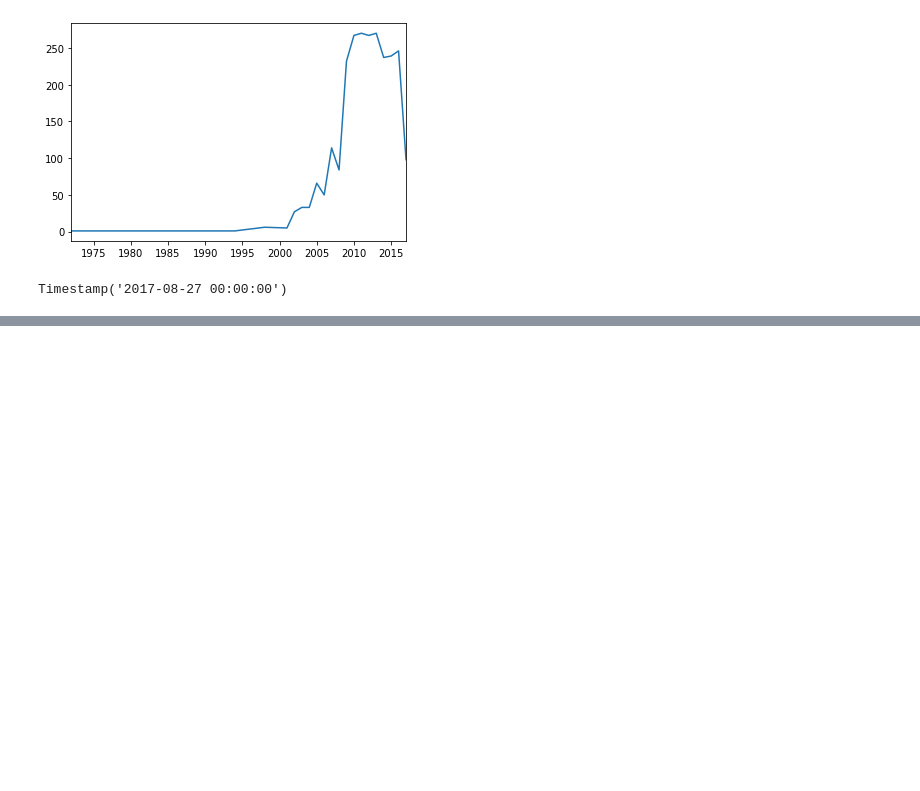
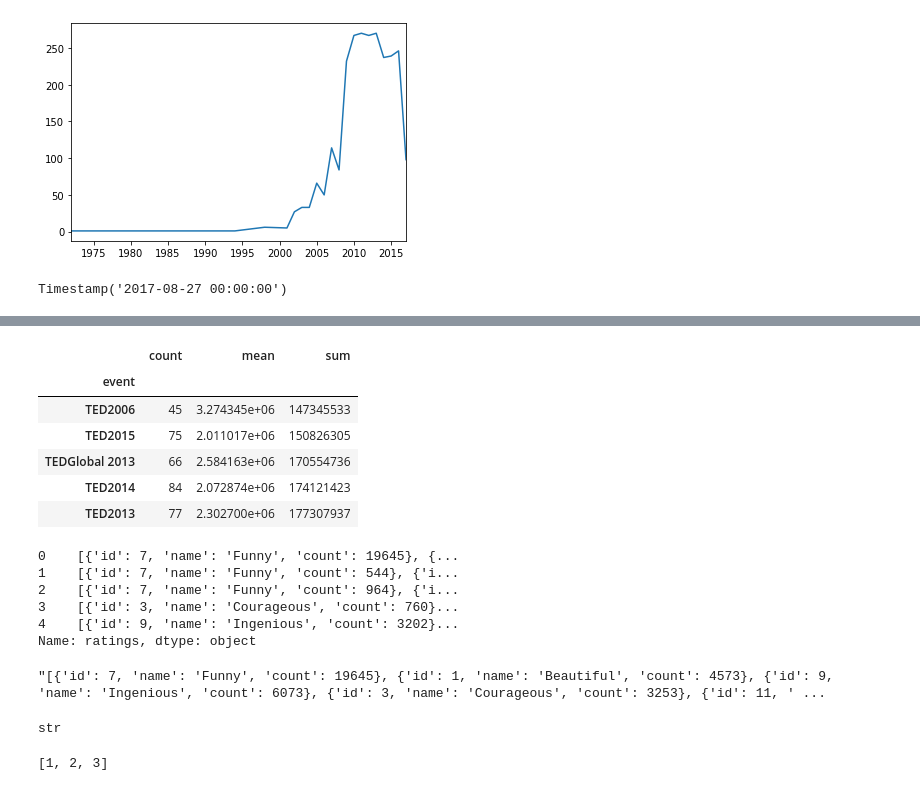
Before and after one commit to actuaryofprc/pycon-2019-tutorial, a Jupyter notebook: mytest.ipynb, the cells around one changed output, grey strips where cells are left out. Cells and saved outputs as stored; diff of their text form; code cells hidden in the pictures; blank space fills up the shorter version.

```diff
--- a/mytest.ipynb
+++ b/mytest.ipynb
@@ -257,0 +332,34 @@ Timestamp('2017-08-27 00:00:00')
+# %%
+# calculate the total views per event
+ted.groupby('event').views.agg(['count', 'mean', 'sum']).sort_values('sum').tail()
+# %% [output]
+|  | count | mean | sum |
+| event |  |  |  |
+| TED2006 | 45 | 3.274345e+06 | 147345533 |
+| TED2015 | 75 | 2.011017e+06 | 150826305 |
+| TEDGlobal 2013 | 66 | 2.584163e+06 | 170554736 |
+| TED2014 | 84 | 2.072874e+06 | 174121423 |
+| TED2013 | 77 | 2.302700e+06 | 177307937 |
+# %%
+###########################6. Unpack the ratings data
+# previously, users could tag talks on the TED website (funny, inspiring, confusing, etc.)
+
+ted.ratings.head()
+# %% [output]
+0    [{'id': 7, 'name': 'Funny', 'count': 19645}, {...
+1    [{'id': 7, 'name': 'Funny', 'count': 544}, {'i...
+2    [{'id': 7, 'name': 'Funny', 'count': 964}, {'i...
+3    [{'id': 3, 'name': 'Courageous', 'count': 760}...
+4    [{'id': 9, 'name': 'Ingenious', 'count': 3202}...
+Name: ratings, dtype: object
+# %%
+# two ways to examine the ratings data for the first talk
+ted.loc[0, 'ratings']
+ted.ratings[0]
+# %% [output]
+"[{'id': 7, 'name': 'Funny', 'count': 19645}, {'id': 1, 'name': 'Beautiful', 'count': 4573}, {'id': 9, 'name': 'Ingenious', 'count': 6073}, {'id': 3, 'name': 'Courageous', 'count': 3253}, {'id': 11, ' ...
+# %%
+# this is a string not a list
+type(ted.ratings[0])
+# %% [output]
+str
@@ -257,0 +369,5 @@ Timestamp('2017-08-27 00:00:00')
+# %%
+# literal_eval() allows you to evaluate a string containing a Python literal or container
+ast.literal_eval('[1, 2, 3]')
+# %% [output]
+[1, 2, 3]
```
Also changed, not shown: parts of 11 cells of this notebook, 1 other file.
